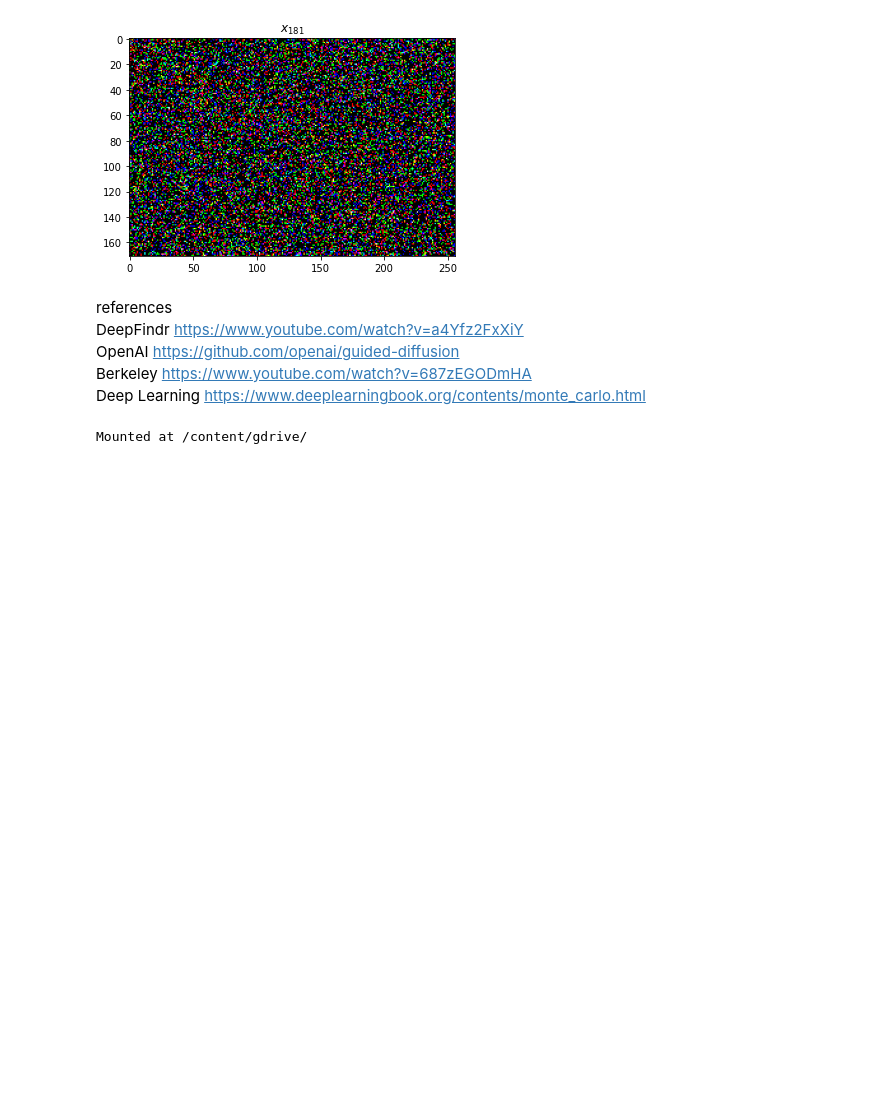
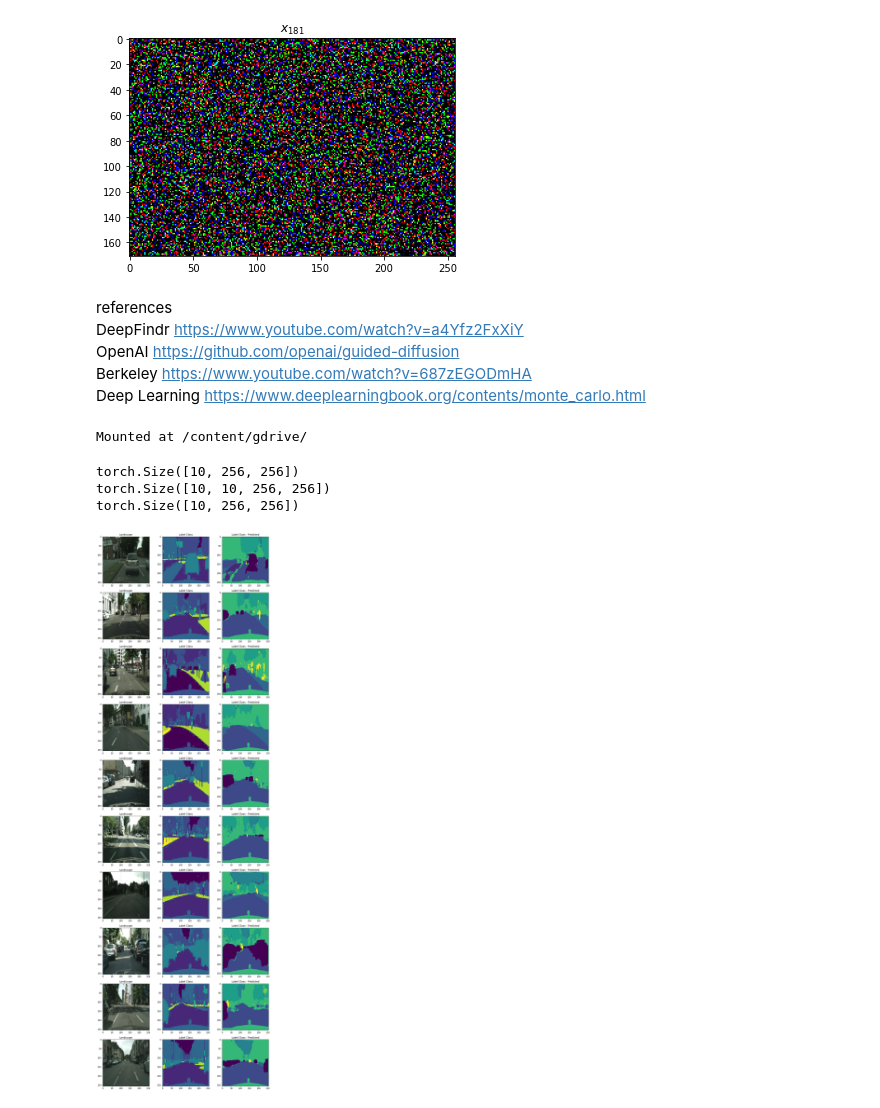
Before and after one commit to sunnyanthony/diffusion_playground, a Jupyter notebook: diffusion.ipynb, the cells around one changed output. Drawn from its saved outputs; the diff is of its cells as text; code cells hidden in the pictures; blank space fills up the shorter version.

```diff
--- a/diffusion.ipynb
+++ b/diffusion.ipynb
@@ -92,6 +117,7 @@ class Beta():
 # %%
 import numpy as np
 import torch
+
 
 class GaussianDiffusion():
   """
@@ -146,6 +172,18 @@ class GaussianDiffusion():
       return self.firstpart_q_alphas_hat[t -1] * x_0 \
           + self.secondpart_q_alphas_hat[t-1] \
           * noise
+
+  def loss_function(self, x_0, steps, epsilon_theta, epsilon = None):
+    """
+    E_{x,\epsilon}[const*\frac{1}{\sqrt{\alpha_t}}(x_t - \frac{\beta_t}{\sqrt{1-\bar \alpha_{t}}}\epsilon) - \mu_\theta(x_t, t)\|_2^2]
+    const = \frac{1}{2\|{\sum}_\theta\|_2^2}\|
+    => \hat E_{x,\epsilon}[\frac{1}{\sqrt{\alpha_t}}(x_t - \frac{\beta_t}{\sqrt{1-\bar \alpha_{t}}}\epsilon) - \mu_\theta(x_t, t)\|_2^2]
+    """
+    t = torch.randint(0, steps, (x0.shape[0],), dtype=torch.long)
+    epsilon = torch.randn_like(x0) if epsilon is None else epsilon
+    xt = self.q_sample(x0, t, noise=epsilon)
+    eps_theta = epsilon_theta(xt, t)
+    return torch.nn.functional.mse_loss(epsilon, eps_theta) # it would gradient MSE for SGD
 # %%
 from matplotlib import pyplot as plt
 """
@@ -410,27 +448,33 @@ for epoch in range(10):
 # %%
 #  Copyright https://www.kaggle.com/code/gokulkarthik/image-segmentation-with-unet-pytorch
 #  This block is copy from kaggle to load the validation images and show the prediction images.
 dataset_val = CityscapeDataset(val_dir)
 data_loader_val = DataLoader(dataset_val, batch_size=10)
 X, Y = next(iter(data_loader_val))
-Y_pred = model(X)
+print(Y.shape)
+Y_pred = model(X, T)
 print(Y_pred.shape)
 Y_pred = torch.argmax(Y_pred, dim=1)
 print(Y_pred.shape)
 inverse_transform = transforms.Compose([
     transforms.Normalize((-0.485/0.229, -0.456/0.224, -0.406/0.225), (1/0.229, 1/0.224, 1/0.225))
 ])
 fig, axes = plt.subplots(10, 3, figsize=(3*5, 10*5))
 
 for i in range(10):
     landscape = inverse_transform(X[i]).permute(1, 2, 0).cpu().detach().numpy()
     label_class = Y[i].cpu().detach().numpy()
     label_class_predicted = Y_pred[i].cpu().detach().numpy()
     axes[i, 0].imshow(landscape)
     axes[i, 0].set_title("Landscape")
     axes[i, 1].imshow(label_class)
     axes[i, 1].set_title("Label Class")
     axes[i, 2].imshow(label_class_predicted)
     axes[i, 2].set_title("Label Class - Predicted")
+# %% [output]
+torch.Size([10, 256, 256])
+torch.Size([10, 10, 256, 256])
+torch.Size([10, 256, 256])
+[figure, added]
 # %%
 # our method in unet class could not work with pytorch's jit, so we store entire model
```
Also changed, not shown: parts of 2 cells of this notebook.
